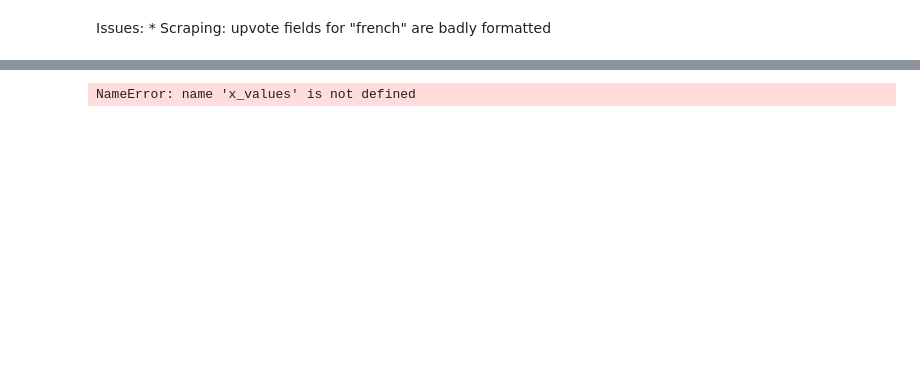
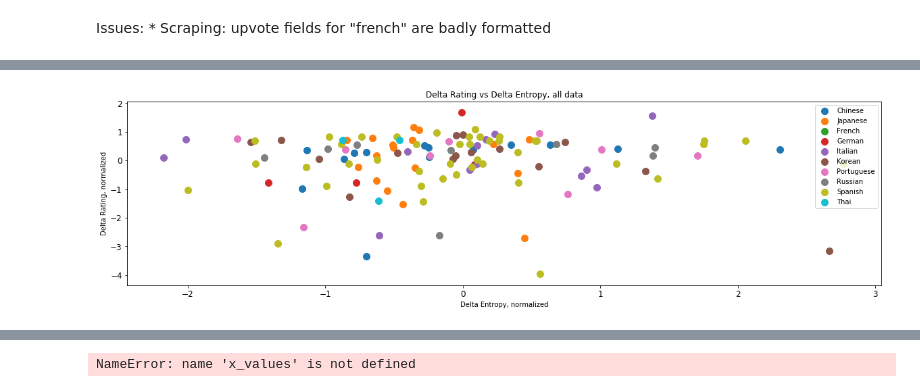
Before and after one commit to Aklaran/hack_scp, a Jupyter notebook: Visualization.ipynb, the cells around one changed output, grey strips where cells are left out. Saved outputs shown, nothing was run; the diff lists cells and outputs as text; code cells hidden in the pictures; blank space fills up the shorter version.

```diff
--- a/Visualization.ipynb
+++ b/Visualization.ipynb
@@ -118,0 +149,32 @@ Building a Basic Graph:
+# %%
+import math
+
+def graphLangs(languages):
+    plt.figure(figsize=(20,5))
+
+    for lang in languages:
+        deltaUpvotes = zscore(languageStats[lang][5])
+        deltaE = zscore(languageStats[lang][2])
+
+        # Keeping lengths consistent
+        if len(deltaUpvotes) < len(deltaE):
+            deltaE = deltaE[:len(deltaUpvotes)]
+        else:
+            deltaUpvotes = deltaUpvotes[:len(deltaE)]
+
+        plt.scatter(deltaE, deltaUpvotes, label = lang.title(), s=100)
+    # To use log scale:
+    # plt.yscale('log')
+    plt.xlabel("Delta Entropy, normalized") ; plt.ylabel("Delta Rating, normalized")
+    plt.xticks(size=12) ; plt.yticks(size=12)
+    plt.title('Delta Rating vs Delta Entropy, all data')
+    plt.legend()
+    plt.show
+# %%
+languages1 = ['chinese','japanese','korean','russian','thai']
+languages2 = ['french','german','italian','portuguese','spanish']
+
+# graphLangs(languages1)
+graphLangs(LANGUAGES)
+# %% [output]
+[figure, added]
```
Also changed, not shown: parts of 10 cells of this notebook, 11 other files.
